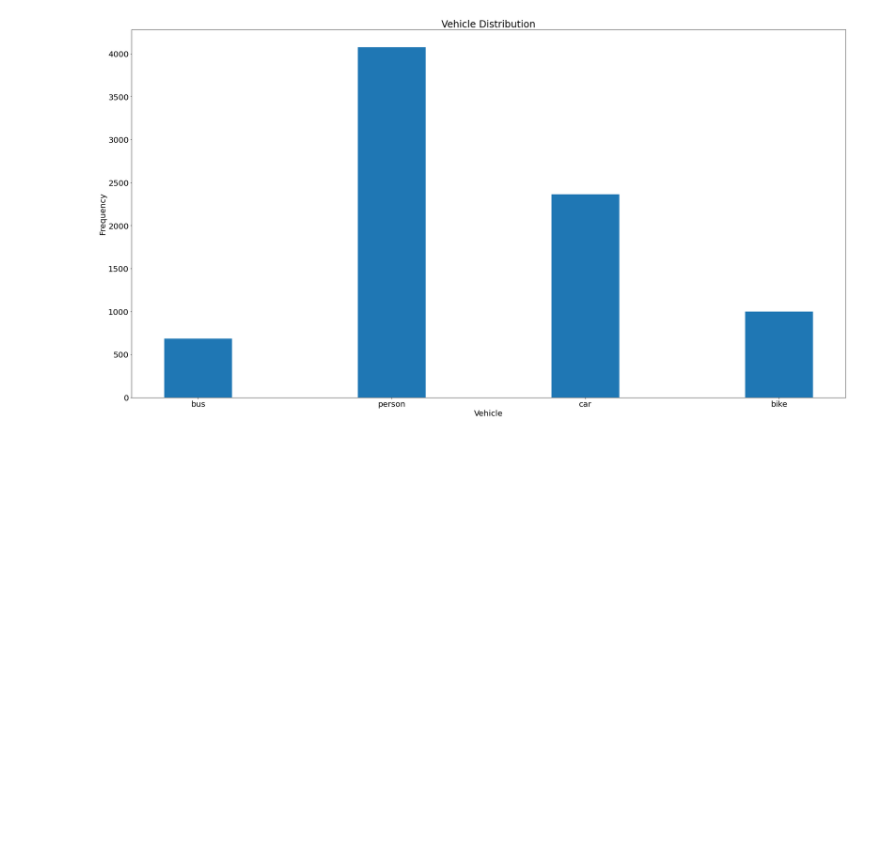
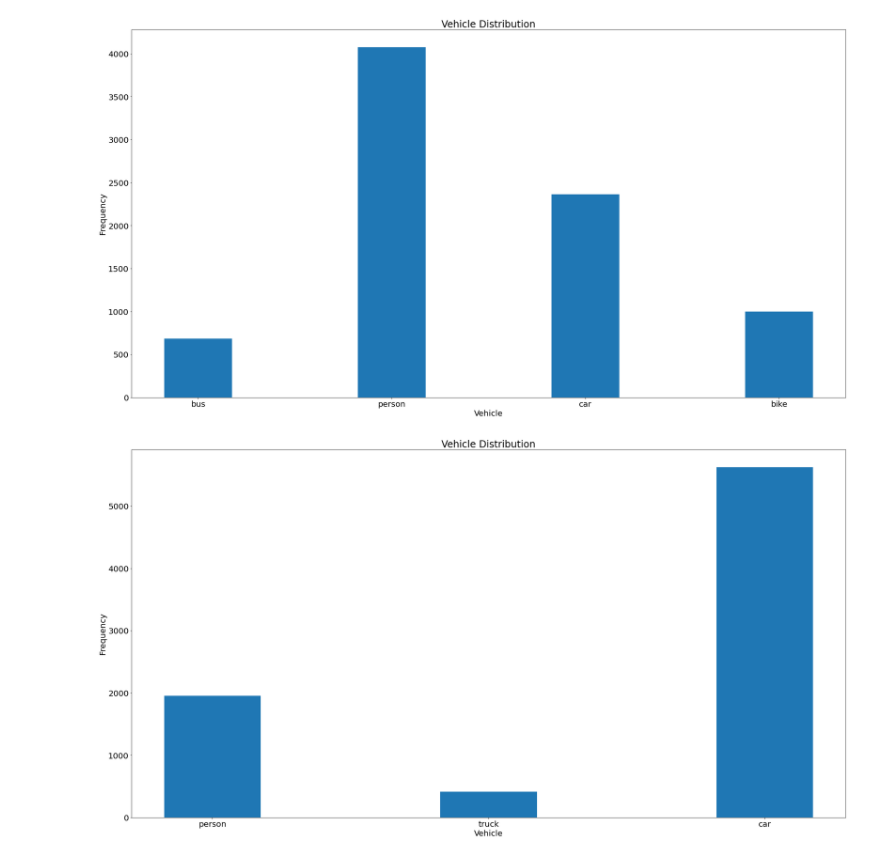
Before and after one commit to BerntA/CVEET, a Jupyter notebook: src/preprocessing.ipynb, the cells around one changed output. Cells and saved outputs as stored; diff of their text form; code cells hidden in the pictures; blank space fills up the shorter version.

Commit message:
- Added the kitti dataset stuff, added conversion stuff for this data.

```diff
--- a/src/preprocessing.ipynb
+++ b/src/preprocessing.ipynb
@@ -212,3 +225,7 @@ defaultdict(int, {'car': 4815, 'truck': 322, 'bus': 77, 'bike': 1})
 hist(getNumObjectsOfType('../images/dark'))
 # %% [output]
 [figure]
+# %%
+hist(getNumObjectsOfType('../images/kitti'))
+# %% [output]
+[figure, added]
```
Also changed, not shown: parts of 3 cells of this notebook, 5 other files.
